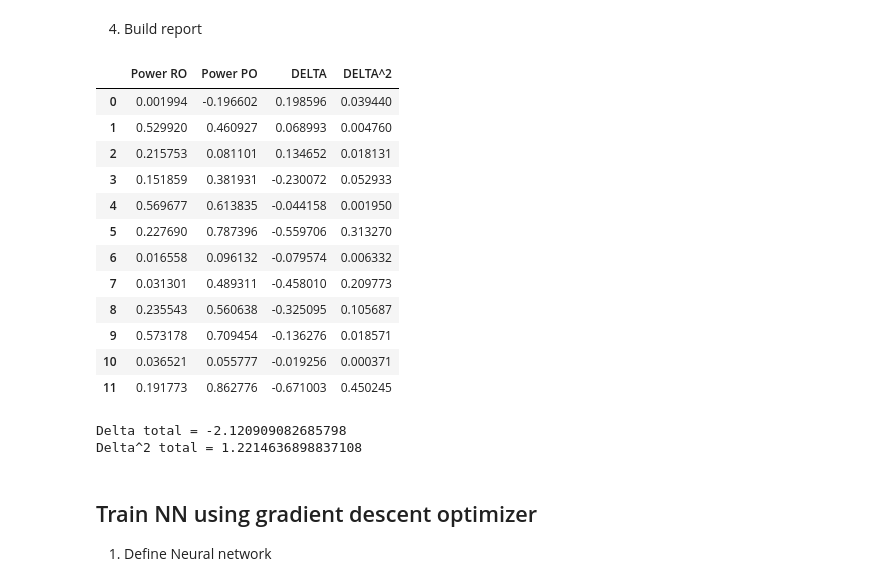
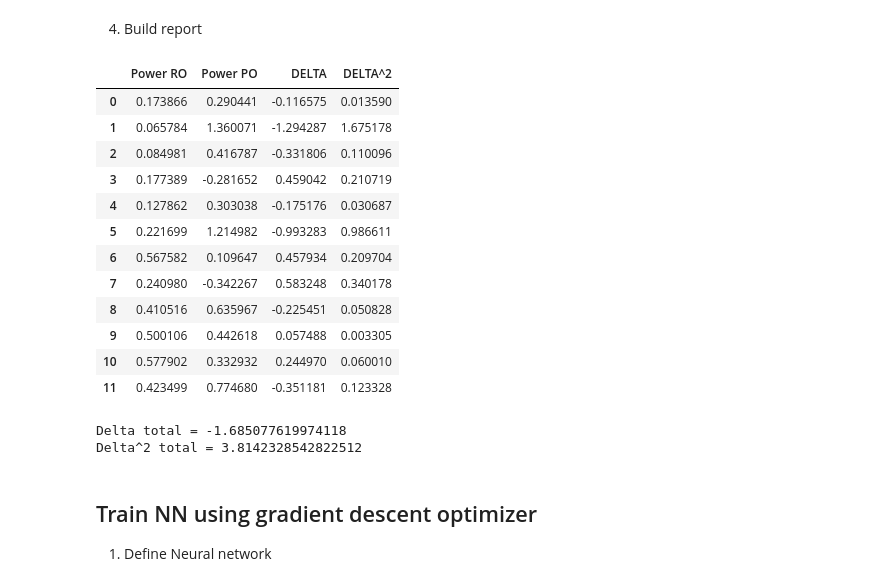
Before and after one commit to melalex/computational-intelligence, a Jupyter notebook: notebooks/wind_turbine_forecasting.ipynb, the cells around one changed output. Saved outputs shown, nothing was run; the diff lists cells and outputs as text; code cells hidden in the pictures.

```diff
--- a/notebooks/wind_turbine_forecasting.ipynb
+++ b/notebooks/wind_turbine_forecasting.ipynb
@@ -82,0 +51,16 @@ validation_data = ValidationData(validation_x_windowed, validation_y_windowed)
+# %%
+window_size = 12
+train_val_split = 0.9
+
+x_train, y_train, x_valid, y_valid, x_test, y_test = window_and_split(
+    dataset=dataset, test_train_ratio=0.8, train_valid_ratio=0.9, window_size=12
+)
+
+print("x_train = " + str(x_train.shape))
+print("y_train = " + str(y_train.shape))
+print("x_valid = " + str(x_valid.shape))
+print("y_valid = " + str(y_valid.shape))
+print("x_test = " + str(x_test.shape))
+print("y_test = " + str(y_test.shape))
+
+validation_data = ValidationData(x_valid, y_valid)
@@ -87,8 +78,8 @@ validation_data = ValidationData(validation_x_windowed, validation_y_windowed)
 # %%
 model = SeqNet(
     layers=[
-        Input(train_x_windowed.shape[0]),
-        Dense(32),
+        Input(x_train.shape[0]),
+        Dense(64, activation_fun=RELU_ACTIVATION),
         Dense(1),
     ]
 )
@@ -106,7 +97,7 @@ compiled_model = model.compile(
 2. Train neural network.
 # %%
 trained_model = compiled_model.fit(
-    train_x_windowed, train_y_windowed, 300, validation_data=validation_data
+    x_train, y_train, 300, validation_data=validation_data
 )
 
 print("Train accuracy = " + str(trained_model.train_loss()))
@@ -118,9 +109,9 @@ Train accuracy = 0.2440248604915407
 # %% [markdown]
 3. Test neural network.
 # %%
-y_predicted = trained_model.predict(test_x_windowed)
+y_predicted = trained_model.predict(x_test)
 
-print("Test accuracy = " + str(MEAN_SQUARED_ERROR.apply(test_y_windowed, y_predicted)))
+print("Test accuracy = " + str(MEAN_SQUARED_ERROR.apply(y_test, y_predicted)))
 
-plot_diff(test_y_windowed.flatten(), y_predicted.flatten())
+plot_diff(y_test.flatten(), y_predicted.flatten())
 # %% [output]
@@ -129,39 +120,39 @@ Test accuracy = 0.2415482871996011
 # %% [markdown]
 4. Build report
 # %%
-delta = test_y_windowed - y_predicted
+delta = y_test - y_predicted
 
 report = pd.DataFrame(
     {
-        "Power RO": test_y_windowed.flatten(),
+        "Power RO": y_test.flatten(),
         "Power PO": y_predicted.flatten(),
         "DELTA": delta.flatten(),
         "DELTA^2": np.square(delta.flatten()),
     }
 )
 
 report_head = report.head(12)
 
 display(report_head)
 
 print("Delta total = " + str(report_head["DELTA"].sum()))
 print("Delta^2 total = " + str(report_head["DELTA^2"].sum()))
 # %% [output]
 |  | Power RO | Power PO | DELTA | DELTA^2 |
-| 0 | 0.001994 | -0.196602 | 0.198596 | 0.039440 |
-| 1 | 0.529920 | 0.460927 | 0.068993 | 0.004760 |
-| 2 | 0.215753 | 0.081101 | 0.134652 | 0.018131 |
-| 3 | 0.151859 | 0.381931 | -0.230072 | 0.052933 |
-| 4 | 0.569677 | 0.613835 | -0.044158 | 0.001950 |
-| 5 | 0.227690 | 0.787396 | -0.559706 | 0.313270 |
-| 6 | 0.016558 | 0.096132 | -0.079574 | 0.006332 |
-| 7 | 0.031301 | 0.489311 | -0.458010 | 0.209773 |
-| 8 | 0.235543 | 0.560638 | -0.325095 | 0.105687 |
-| 9 | 0.573178 | 0.709454 | -0.136276 | 0.018571 |
-| 10 | 0.036521 | 0.055777 | -0.019256 | 0.000371 |
-| 11 | 0.191773 | 0.862776 | -0.671003 | 0.450245 |
+| 0 | 0.173866 | 0.290441 | -0.116575 | 0.013590 |
+| 1 | 0.065784 | 1.360071 | -1.294287 | 1.675178 |
+| 2 | 0.084981 | 0.416787 | -0.331806 | 0.110096 |
+| 3 | 0.177389 | -0.281652 | 0.459042 | 0.210719 |
+| 4 | 0.127862 | 0.303038 | -0.175176 | 0.030687 |
+| 5 | 0.221699 | 1.214982 | -0.993283 | 0.986611 |
+| 6 | 0.567582 | 0.109647 | 0.457934 | 0.209704 |
+| 7 | 0.240980 | -0.342267 | 0.583248 | 0.340178 |
+| 8 | 0.410516 | 0.635967 | -0.225451 | 0.050828 |
+| 9 | 0.500106 | 0.442618 | 0.057488 | 0.003305 |
+| 10 | 0.577902 | 0.332932 | 0.244970 | 0.060010 |
+| 11 | 0.423499 | 0.774680 | -0.351181 | 0.123328 |
-Delta total = -2.120909082685798
-Delta^2 total = 1.2214636898837108
+Delta total = -1.685077619974118
+Delta^2 total = 3.8142328542822512
 # %% [markdown]
 ## Train NN using gradient descent optimizer
 
```
Also changed, not shown: parts of 12 cells of this notebook, 1 other file.
